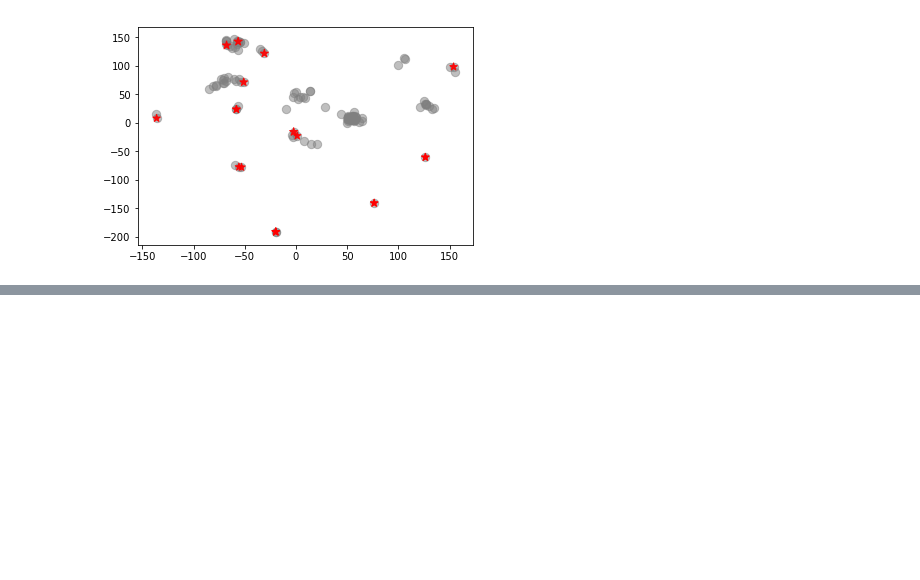
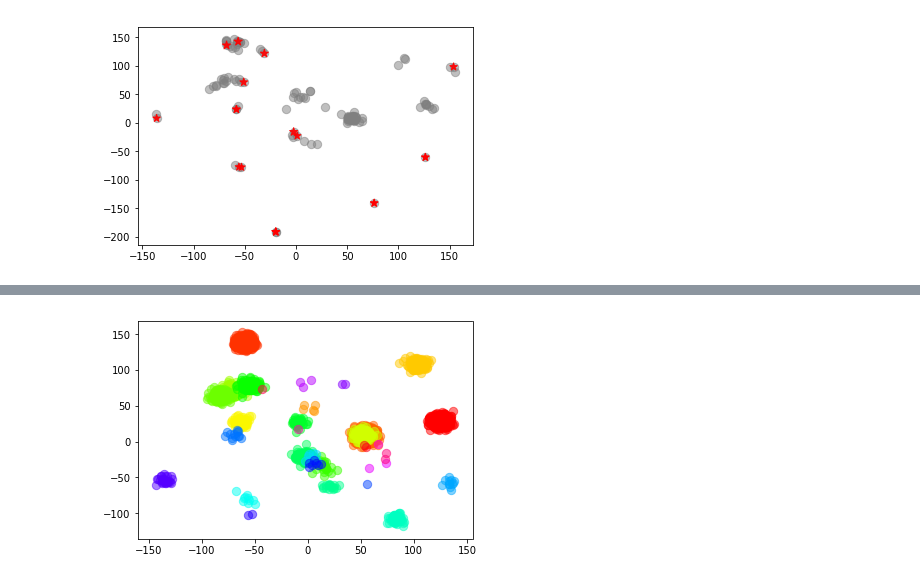
Before and after one commit to zalanborsos/coresets, a Jupyter notebook: examples/kmeans.ipynb, the cells around one changed output, grey strips where cells are left out. Saved outputs shown, nothing was run; the diff lists cells and outputs as text; code cells hidden in the pictures; blank space fills up the shorter version.

```diff
--- a/examples/kmeans.ipynb
+++ b/examples/kmeans.ipynb
@@ -165,0 +170,7 @@ plotting.plot_2d_points_and_coreset(X, C, w)
+# %%
+np.random.seed(0)
+n = 5000
+X, true_k, assignment = datagen.crp(n=n, alpha=5)
+plotting.plot_2d_points_with_assignment(X, assignment)
+# %% [output]
+[figure, added]
```
Also changed, not shown: parts of 5 cells of this notebook, 5 other files.
